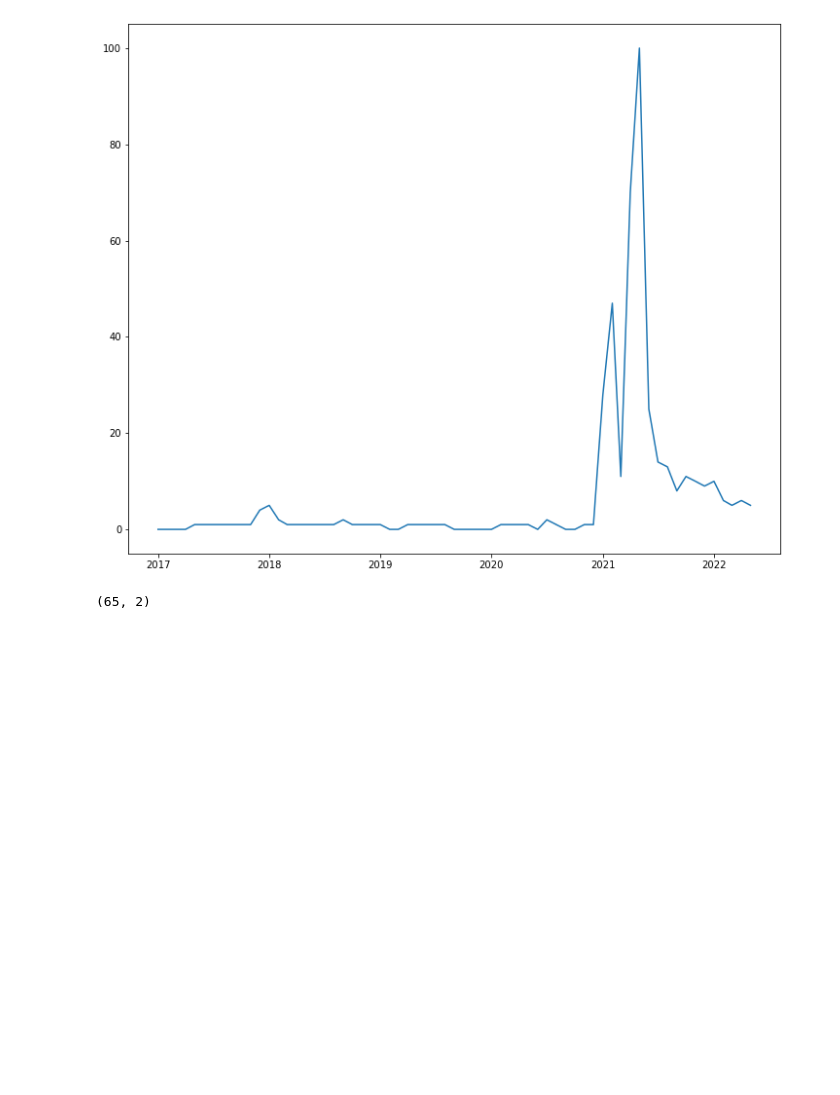
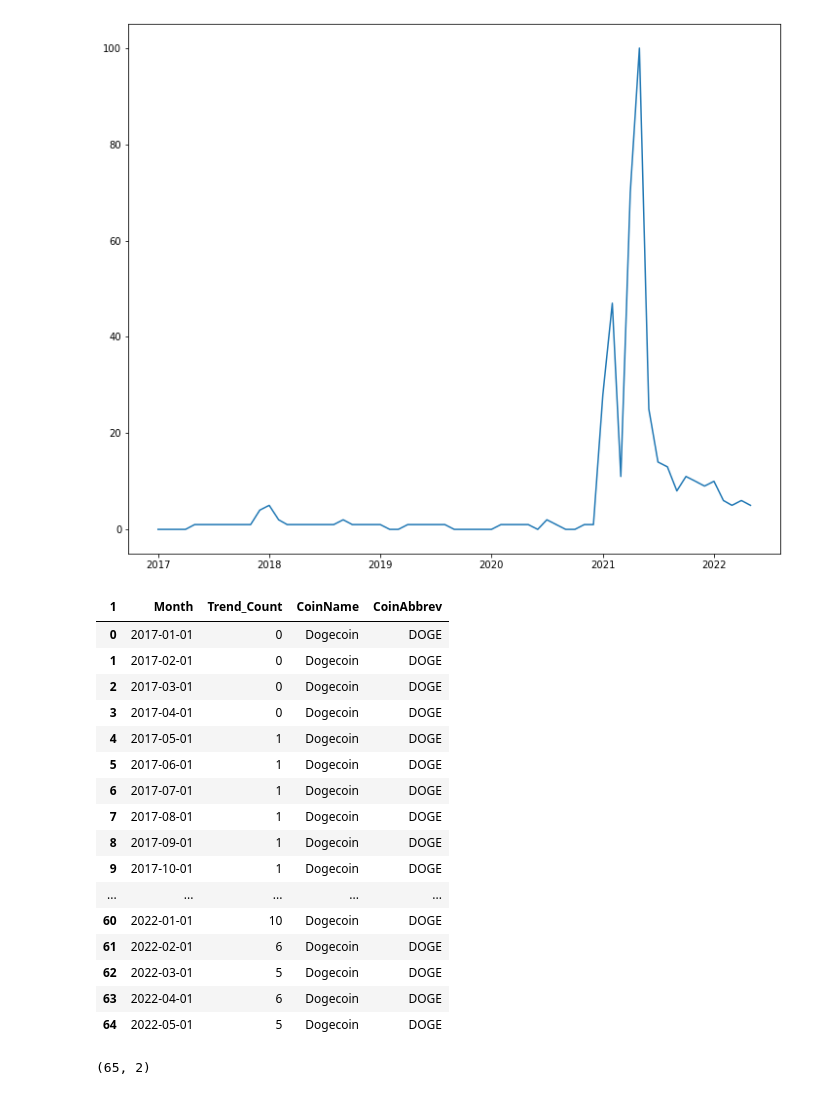
Before and after one commit to mrmoya413/Capstone_RudyMoya, a Jupyter notebook: Notebooks/Rudy_Moya_Capstone.ipynb, the cells around one changed output. Saved outputs shown, nothing was run; the diff lists cells and outputs as text; code cells hidden in the pictures; blank space fills up the shorter version.

```diff
--- a/Notebooks/Rudy_Moya_Capstone.ipynb
+++ b/Notebooks/Rudy_Moya_Capstone.ipynb
@@ -184,3 +234,26 @@ plt.plot(x, y)
 plt.show()
 # %% [output]
 [figure]
+# %%
+googledogecoin1
+#
+#
+#Let's create a df table to show these sections split out.
+# %% [output]
+| 1 | Month | Trend_Count | CoinName | CoinAbbrev |
+| 0 | 2017-01-01 | 0 | Dogecoin | DOGE |
+| 1 | 2017-02-01 | 0 | Dogecoin | DOGE |
+| 2 | 2017-03-01 | 0 | Dogecoin | DOGE |
+| 3 | 2017-04-01 | 0 | Dogecoin | DOGE |
+| 4 | 2017-05-01 | 1 | Dogecoin | DOGE |
+| 5 | 2017-06-01 | 1 | Dogecoin | DOGE |
+| 6 | 2017-07-01 | 1 | Dogecoin | DOGE |
+| 7 | 2017-08-01 | 1 | Dogecoin | DOGE |
+| 8 | 2017-09-01 | 1 | Dogecoin | DOGE |
+| 9 | 2017-10-01 | 1 | Dogecoin | DOGE |
+| ... | ... | ... | ... | ... |
+| 60 | 2022-01-01 | 10 | Dogecoin | DOGE |
+| 61 | 2022-02-01 | 6 | Dogecoin | DOGE |
+| 62 | 2022-03-01 | 5 | Dogecoin | DOGE |
+| 63 | 2022-04-01 | 6 | Dogecoin | DOGE |
+| 64 | 2022-05-01 | 5 | Dogecoin | DOGE |
```
Also changed, not shown: parts of 8 cells of this notebook.
